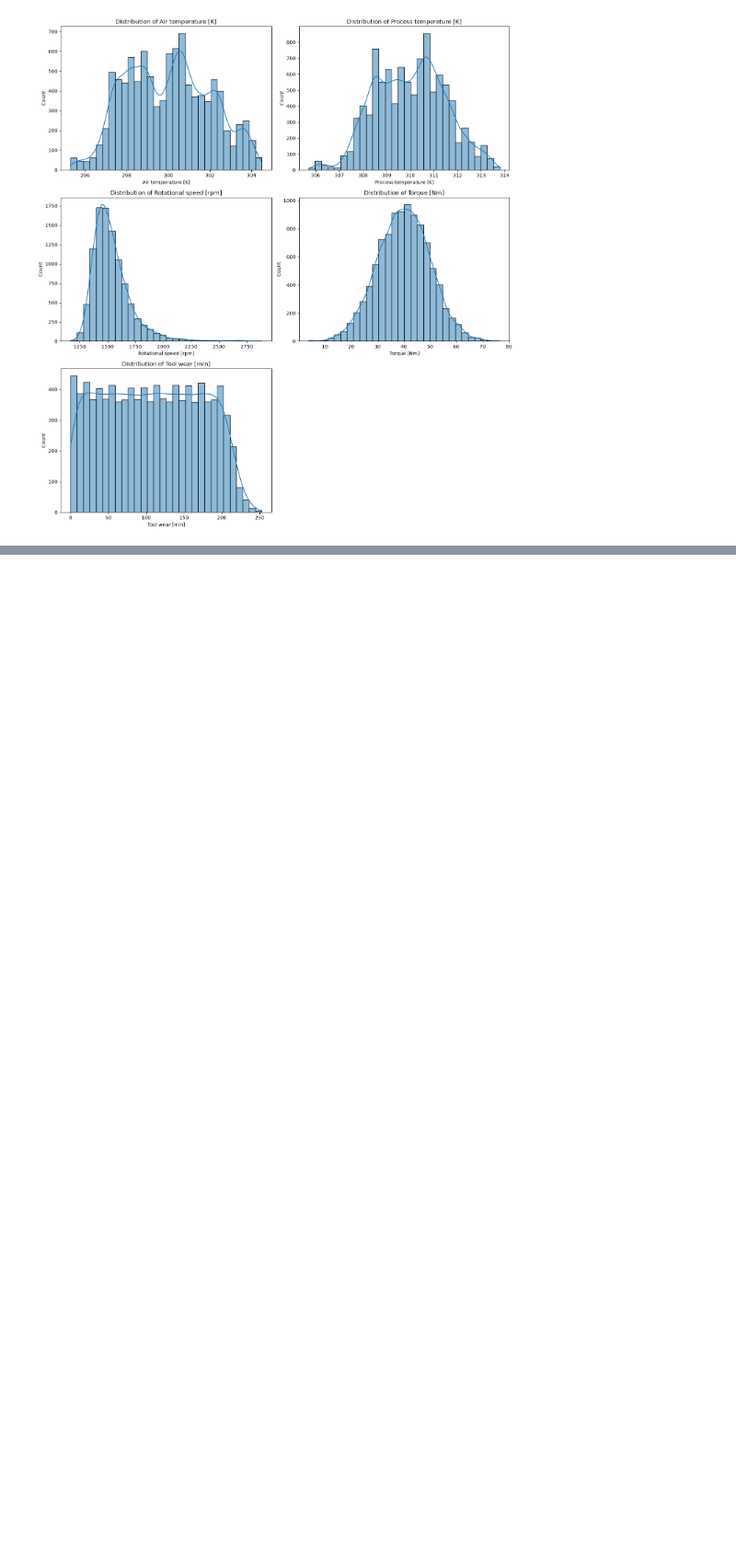
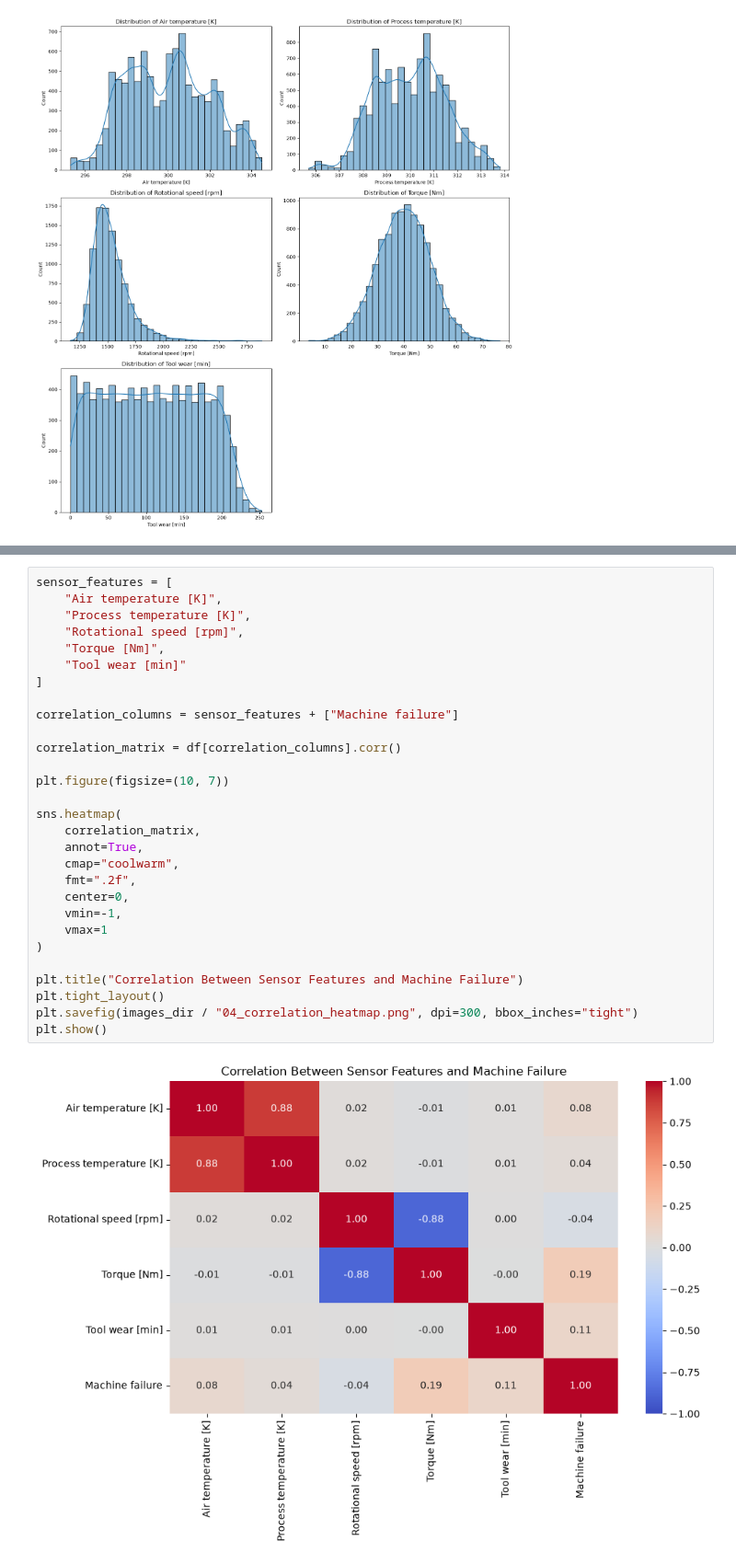
Before and after one commit to FayrouzWaleed/industrial-predictive-maintenance, a Jupyter notebook: notebooks/predictive_maintenance.ipynb, the cells around one changed output, grey strips where cells are left out. Shown at 92% size. Saved outputs shown, nothing was run; the diff lists cells and outputs as text; blank space fills up the shorter version.

```diff
--- a/notebooks/predictive_maintenance.ipynb
+++ b/notebooks/predictive_maintenance.ipynb
@@ -147,0 +202,31 @@ plt.show()
+# %%
+sensor_features = [
+    "Air temperature [K]",
+    "Process temperature [K]",
+    "Rotational speed [rpm]",
+    "Torque [Nm]",
+    "Tool wear [min]"
+]
+
+correlation_columns = sensor_features + ["Machine failure"]
+
+correlation_matrix = df[correlation_columns].corr()
+
+plt.figure(figsize=(10, 7))
+
+sns.heatmap(
+    correlation_matrix,
+    annot=True,
+    cmap="coolwarm",
+    fmt=".2f",
+    center=0,
+    vmin=-1,
+    vmax=1
+)
+
+plt.title("Correlation Between Sensor Features and Machine Failure")
+plt.tight_layout()
+plt.savefig(images_dir / "04_correlation_heatmap.png", dpi=300, bbox_inches="tight")
+plt.show()
+# %% [output]
+[figure, added]
```
Also changed, not shown: parts of 10 cells of this notebook, 2 other files.
